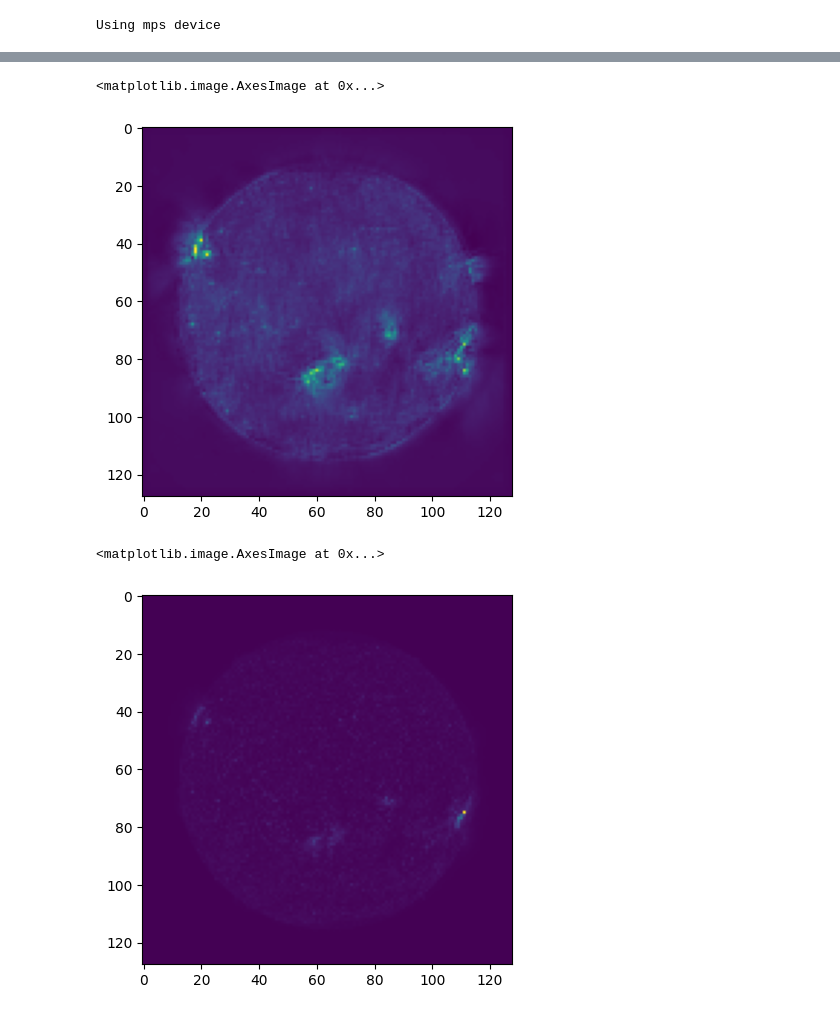
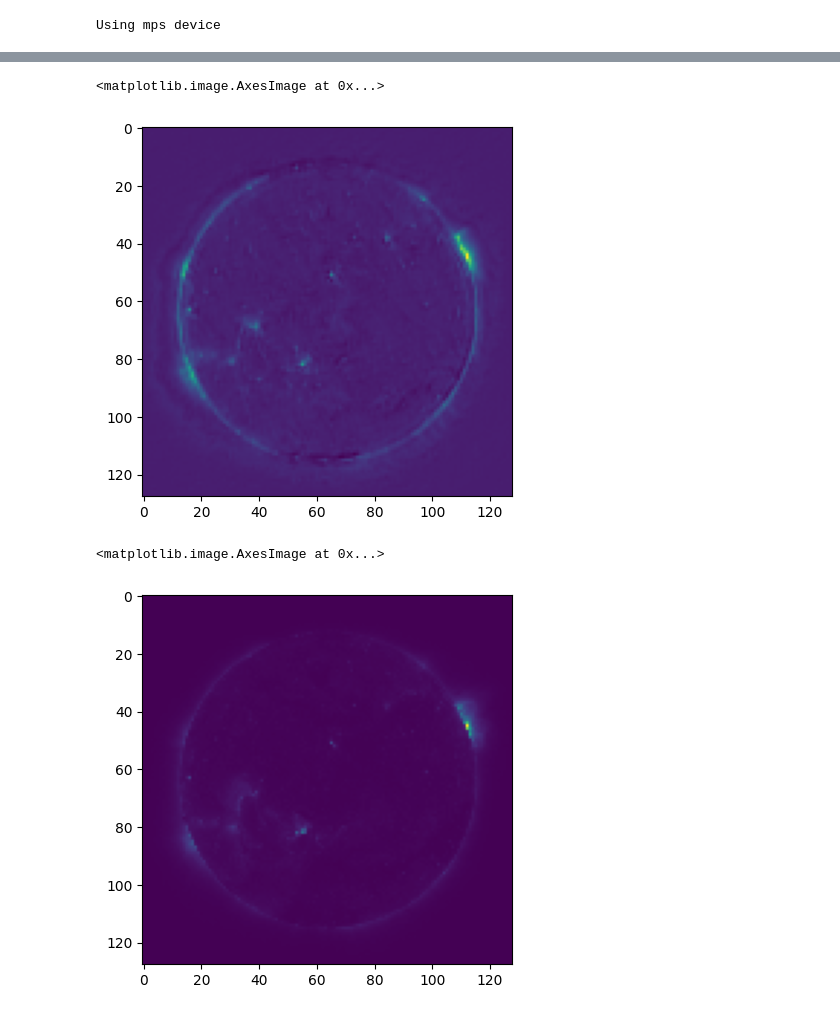
Before and after one commit to ErUM-Data-Hub/Challenges, a Jupyter notebook: solar/challenge.ipynb, the cells around one changed output, grey strips where cells are left out. Drawn from its saved outputs; the diff is of its cells as text; code cells hidden in the pictures.

```diff
--- a/solar/challenge.ipynb
+++ b/solar/challenge.ipynb
@@ -126,8 +108,8 @@ from torch_lr_finder import LRFinder
 class SolarDataset(Dataset):
     def __init__(self, xds):
         self.dataset = xds
-        self.X = self.dataset['DN'].sel(channel=['94A', '131A', '171A', '193A', '211A'])
-        self.Y = self.dataset['DN'].sel(channel=['304A', '335A', '1600A', '1700A'])
+        self.X = self.dataset['DN'].sel(channel=['94A'])
+        self.Y = self.dataset['DN'].sel(channel=['131A', '171A', '193A', '211A', '304A', '335A', '1600A', '1700A'])
 
 
     def __len__(self):
@@ -144,6 +130,6 @@ class SolarDataset(Dataset):
 # %%
 dataset = SolarDataset(ds)
-train_set, test_set, val_set = random_split(dataset, [0.5, 0.25, 0.25])
+train_set, test_set, val_set = random_split(dataset, [0.7, 0.15, 0.15])
 # %%
 train_loader = DataLoader(train_set, batch_size=64, shuffle=True)
 test_loader = DataLoader(test_set, batch_size=64, shuffle=True)
@@ -170,11 +156,11 @@ class CNN(nn.Module):
     def __init__(self):
         super().__init__()
         self.cnn_stack = nn.Sequential(
-            nn.Conv2d(in_channels=5, out_channels=32, kernel_size=3),
+            nn.Conv2d(in_channels=1, out_channels=32, kernel_size=3),
             nn.ReLU(),
             nn.Conv2d(in_channels=32, out_channels=64, kernel_size=3),
             nn.ReLU(),
-            nn.Conv2d(in_channels=64, out_channels=4, kernel_size=3, padding=3)
+            nn.Conv2d(in_channels=64, out_channels=8, kernel_size=3, padding=3)
         )
 
 
@@ -349,12 +338,13 @@ Validation L1 Loss: 1318755116.7833
 # %%
 val_features, val_target = next(iter(val_loader))
 # %%
-plt.imshow(model(val_features.to(device))[0][0].cpu().detach())
+ch_idx = 5
+plt.imshow(model(val_features.to(device))[0][ch_idx].cpu().detach())
 # %% [output]
 <matplotlib.image.AxesImage at 0x...>
-[figure, old version]
+[figure, new version]
 # %%
-plt.imshow(val_target[0][0])
+plt.imshow(val_target[0][ch_idx])
 # %% [output]
 <matplotlib.image.AxesImage at 0x...>
-[figure, old version]
+[figure, new version]
```
Also changed, not shown: parts of 13 cells of this notebook.
